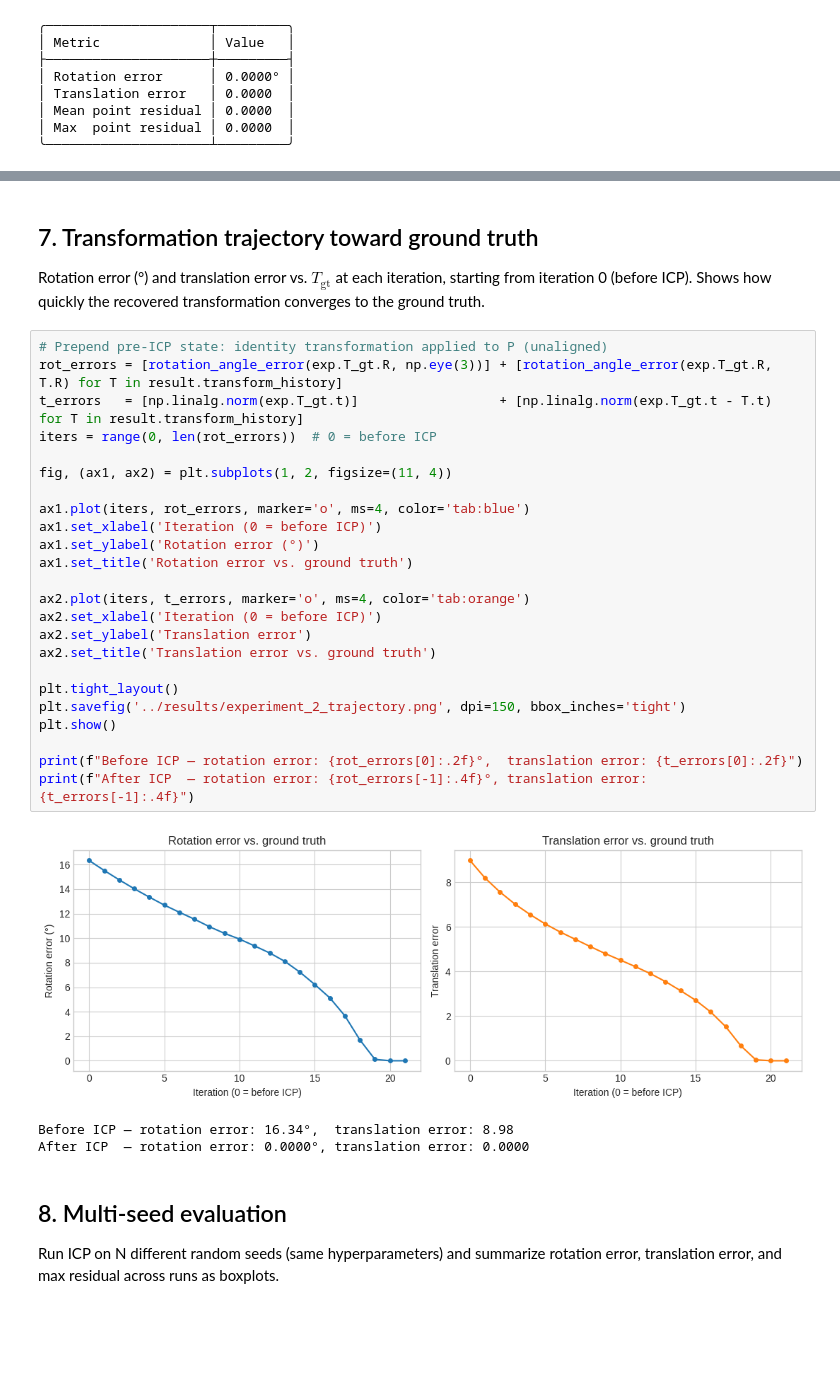
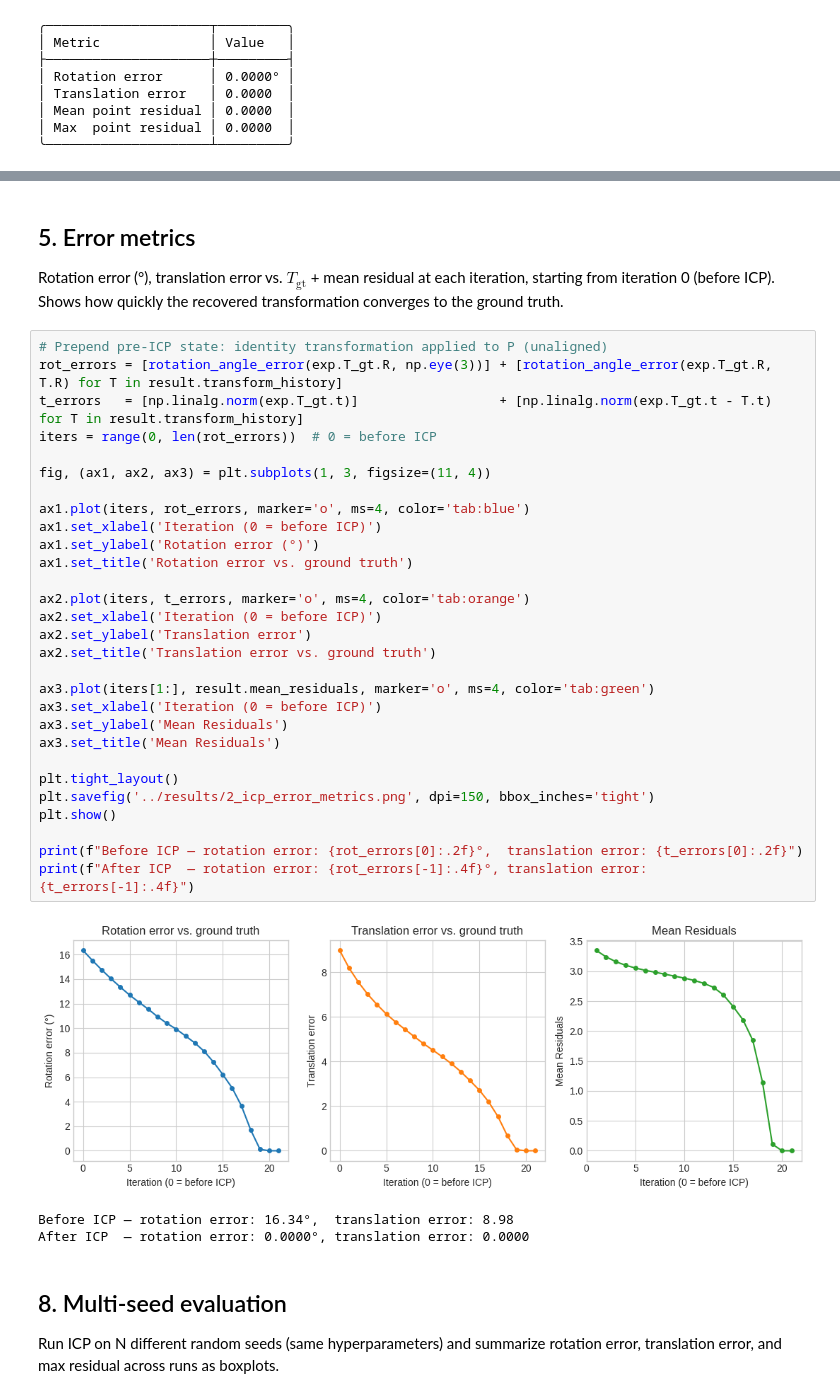
Before and after one commit to AdrianDegenkolb/TransformationRecovery, a Jupyter notebook: notebooks/2_icp.ipynb, the cells around one changed output, grey strips where cells are left out. Drawn from its saved outputs; the diff is of its cells as text; blank space fills up the shorter version.

```diff
--- a/notebooks/icp.ipynb
+++ b/notebooks/2_icp.ipynb
@@ -126,36 +113,41 @@ plt.show()
 # %% [output]
 [figure]
 # %% [markdown]
-## 7. Transformation trajectory toward ground truth
+## 5. Error metrics
 
-Rotation error (°) and translation error vs. $T_\mathrm{gt}$ at each iteration, starting from iteration 0 (before ICP).
+Rotation error (°), translation error vs. $T_\mathrm{gt}$ + mean residual at each iteration, starting from iteration 0 (before ICP).
 Shows how quickly the recovered transformation converges to the ground truth.
 # %%
 # Prepend pre-ICP state: identity transformation applied to P (unaligned)
 rot_errors = [rotation_angle_error(exp.T_gt.R, np.eye(3))] + [rotation_angle_error(exp.T_gt.R, T.R) for T in result.transform_history]
 t_errors   = [np.linalg.norm(exp.T_gt.t)]                  + [np.linalg.norm(exp.T_gt.t - T.t)       for T in result.transform_history]
 iters = range(0, len(rot_errors))  # 0 = before ICP
 
-fig, (ax1, ax2) = plt.subplots(1, 2, figsize=(11, 4))
+fig, (ax1, ax2, ax3) = plt.subplots(1, 3, figsize=(11, 4))
 
 ax1.plot(iters, rot_errors, marker='o', ms=4, color='tab:blue')
 ax1.set_xlabel('Iteration (0 = before ICP)')
 ax1.set_ylabel('Rotation error (°)')
 ax1.set_title('Rotation error vs. ground truth')
 
 ax2.plot(iters, t_errors, marker='o', ms=4, color='tab:orange')
 ax2.set_xlabel('Iteration (0 = before ICP)')
 ax2.set_ylabel('Translation error')
 ax2.set_title('Translation error vs. ground truth')
 
+ax3.plot(iters[1:], result.mean_residuals, marker='o', ms=4, color='tab:green')
+ax3.set_xlabel('Iteration (0 = before ICP)')
+ax3.set_ylabel('Mean Residuals')
+ax3.set_title('Mean Residuals')
+
 plt.tight_layout()
-plt.savefig('../results/experiment_2_trajectory.png', dpi=150, bbox_inches='tight')
+plt.savefig('../results/2_icp_error_metrics.png', dpi=150, bbox_inches='tight')
 plt.show()
 
 print(f"Before ICP — rotation error: {rot_errors[0]:.2f}°,  translation error: {t_errors[0]:.2f}")
 print(f"After ICP  — rotation error: {rot_errors[-1]:.4f}°, translation error: {t_errors[-1]:.4f}")
 # %% [output]
-[figure, old version]
+[figure, new version]
 Before ICP — rotation error: 16.34°,  translation error: 8.98
 After ICP  — rotation error: 0.0000°, translation error: 0.0000
 # %% [markdown]
```
Also changed, not shown: parts of 5 cells of this notebook, 24 other files.
